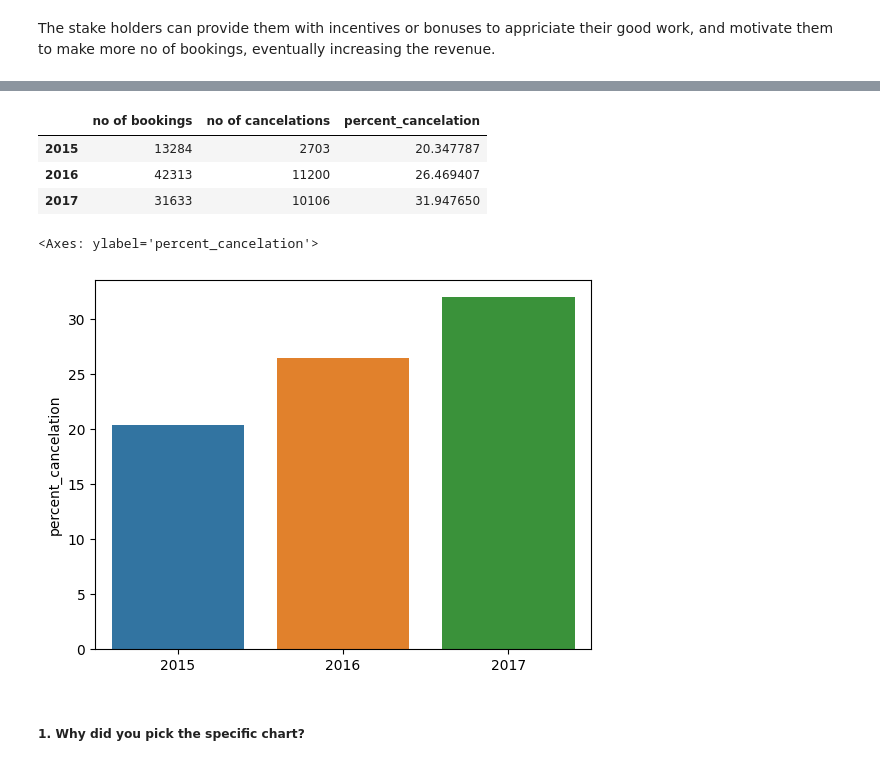
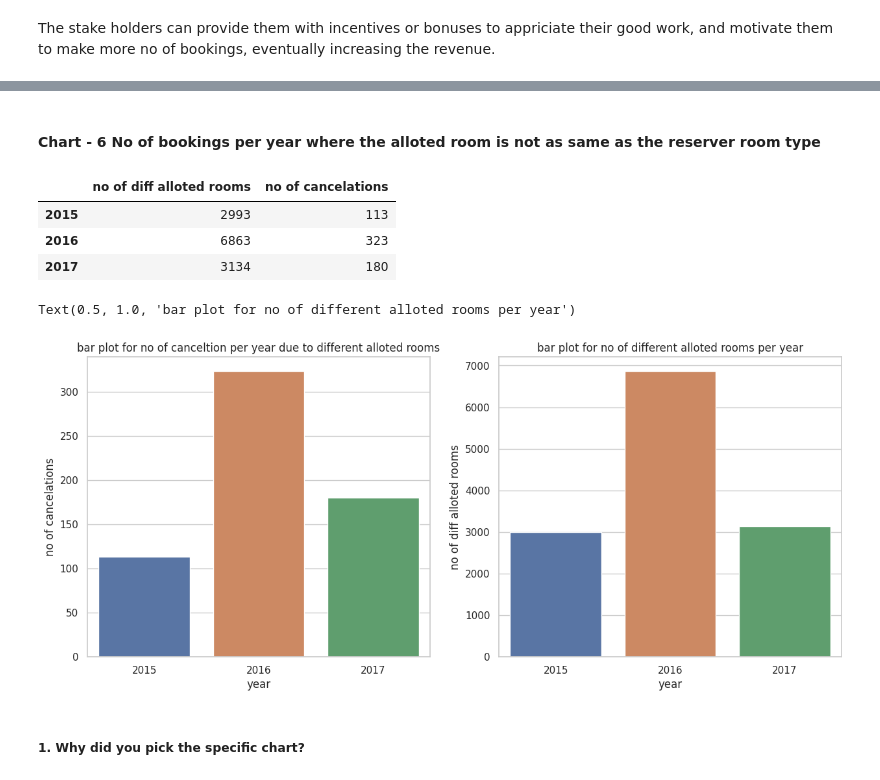
Before and after one commit to krish-kanji/hotel-booking-analysis, a Jupyter notebook: Copy_of_hotel_booking_analysis.ipynb, the cells around one changed output, grey strips where cells are left out. Cells and saved outputs as stored; diff of their text form; code cells hidden in the pictures.

```diff
--- a/Copy_of_hotel_booking_analysis.ipynb
+++ b/Copy_of_hotel_booking_analysis.ipynb
@@ -523,0 +560,2 @@ cancelation_per_year['percent_cancelation'] = (cancelation_per_year['no of cance
+# %% [markdown]
+#### Chart - 6 No of bookings per year where the alloted room is not as same as the reserver room type
@@ -524,16 +568,23 @@ cancelation_per_year['percent_cancelation'] = (cancelation_per_year['no of cance
 # %%
-cancelation_per_year.sort_index()
+diff_room_allot.sort_index()
 # %% [output]
-|  | no of bookings | no of cancelations | percent_cancelation |
-| 2015 | 13284 | 2703 | 20.347787 |
-| 2016 | 42313 | 11200 | 26.469407 |
-| 2017 | 31633 | 10106 | 31.947650 |
+|  | no of diff alloted rooms | no of cancelations |
+| 2015 | 2993 | 113 |
+| 2016 | 6863 | 323 |
+| 2017 | 3134 | 180 |
-# %%
-# plot the chart
-sns.barplot(x = cancelation_per_year.index, y = cancelation_per_year['percent_cancelation'])
-# %% [output]
-<Axes: ylabel='percent_cancelation'>
-[figure, removed]
+# %%
+plt.figure(figsize = (15, 6))
+plt.subplot(1,2,1)
+sns.barplot(x = diff_room_allot.index, y = diff_room_allot['no of cancelations'])
+plt.xlabel('year')
+plt.title('bar plot for no of canceltion per year due to different alloted rooms')
+plt.subplot(1,2,2)
+sns.barplot(x = diff_room_allot.index, y = diff_room_allot['no of diff alloted rooms'])
+plt.xlabel('year')
+plt.title('bar plot for no of different alloted rooms per year')
+# %% [output]
+Text(0.5, 1.0, 'bar plot for no of different alloted rooms per year')
+[figure, added]
 # %% [markdown]
 ##### 1. Why did you pick the specific chart?
 # %% [markdown]
```
Also changed, not shown: parts of 47 cells of this notebook.
